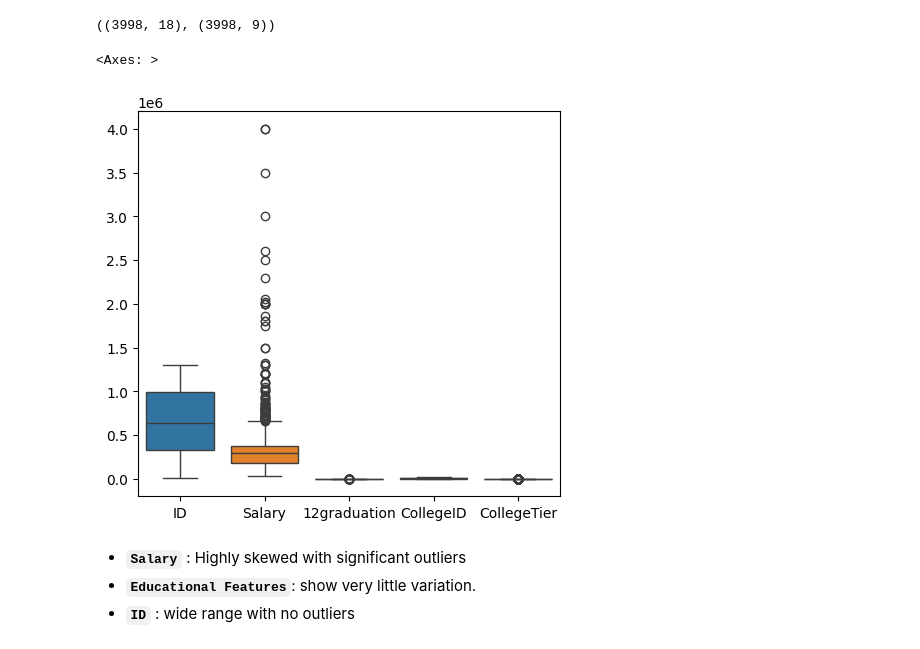
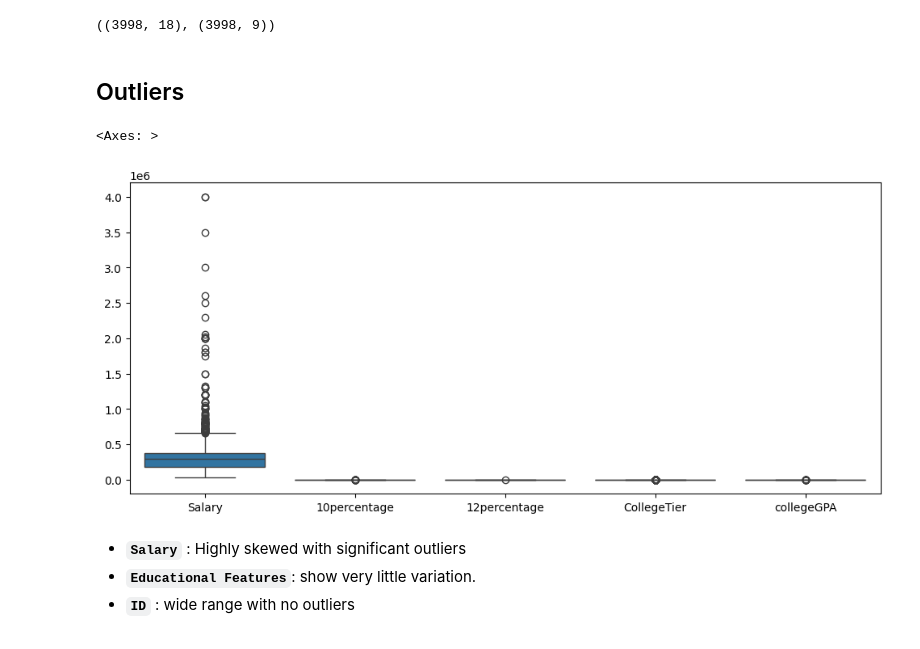
Before and after one commit to NUNESAIKIRAN/Inno-Hackathon_test, a Jupyter notebook: AMCAT Data Analysis.ipynb, the cells around one changed output. Cells and saved outputs as stored; diff of their text form; code cells hidden in the pictures.

```diff
--- a/AMCAT Data Analysis.ipynb
+++ b/AMCAT Data Analysis.ipynb
@@ -125,0 +207,2 @@ Index(['Unnamed: 0', 'ID', 'Salary', 'DOJ', 'DOL', 'Designation', 'JobCity',
+# %%
+df['JobCity'] = df['JobCity'].fillna(df['JobCity'].mode()[0])
@@ -125,0 +213,2 @@ Index(['Unnamed: 0', 'ID', 'Salary', 'DOJ', 'DOL', 'Designation', 'JobCity',
+# %%
+df['10board'] = df['10board'].fillna(df['10board'].mode()[0])
@@ -125,0 +219,2 @@ Index(['Unnamed: 0', 'ID', 'Salary', 'DOJ', 'DOL', 'Designation', 'JobCity',
+# %%
+df['12board'] = df['12board'].fillna(df['12board'].mode()[0])
@@ -126,5 +241,4 @@ Index(['Unnamed: 0', 'ID', 'Salary', 'DOJ', 'DOL', 'Designation', 'JobCity',
 # %%
-num_1 = df.select_dtypes(include=['int64'])
-num_2 = df.select_dtypes(include=['float64'])
-num_1.head()
+num_1 = df.select_dtypes(include=['int64',"float64"])
+num_1
 # %% [output]
@@ -138,13 +259,14 @@ num_1.head()
 num_1.shape,num_2.shape
 # %% [output]
 ((3998, 18), (3998, 9))
+# %% [markdown]
+## Outliers
 # %%
 plt.figure(figsize=(12,5))
-plt.subplot(1,2,1)
 sns.boxplot(data = num_1.iloc[:,:5])
 # %% [output]
 <Axes: >
-[figure, old version]
+[figure, new version]
 # %% [markdown]
 * **`Salary`** : Highly skewed with significant outliers
 * **`Educational Features`**: show very little variation.
```
Also changed, not shown: parts of 77 cells of this notebook.
